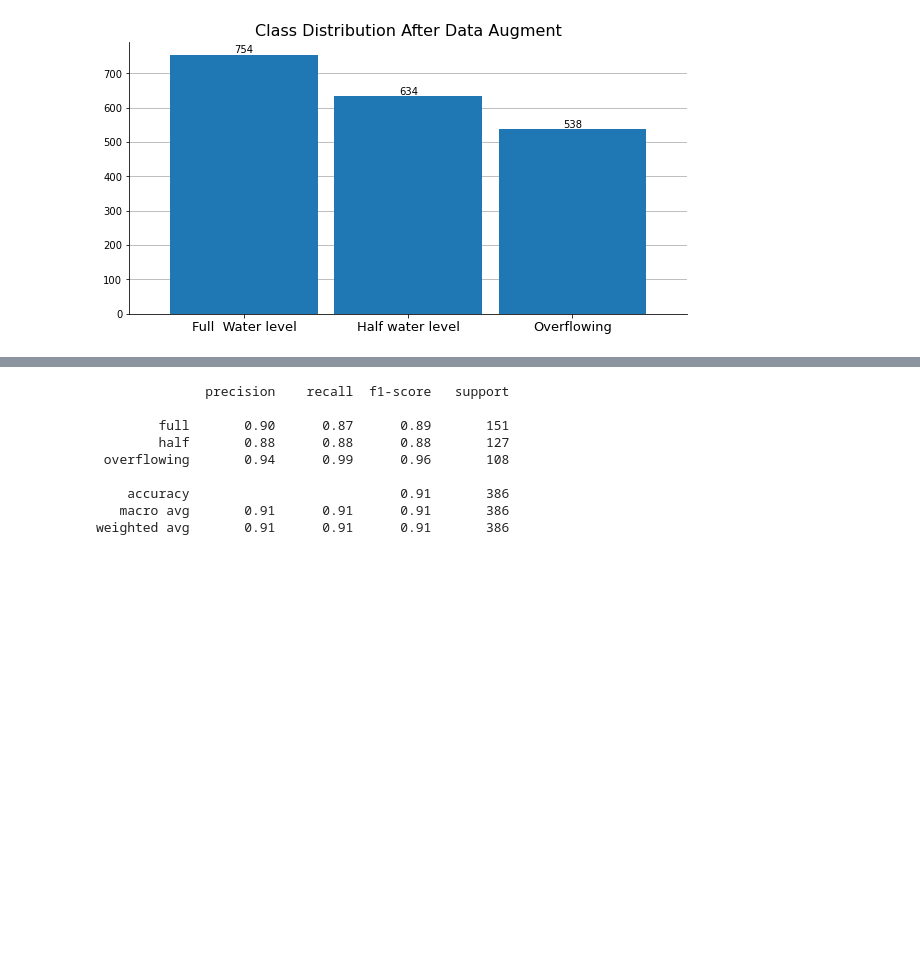
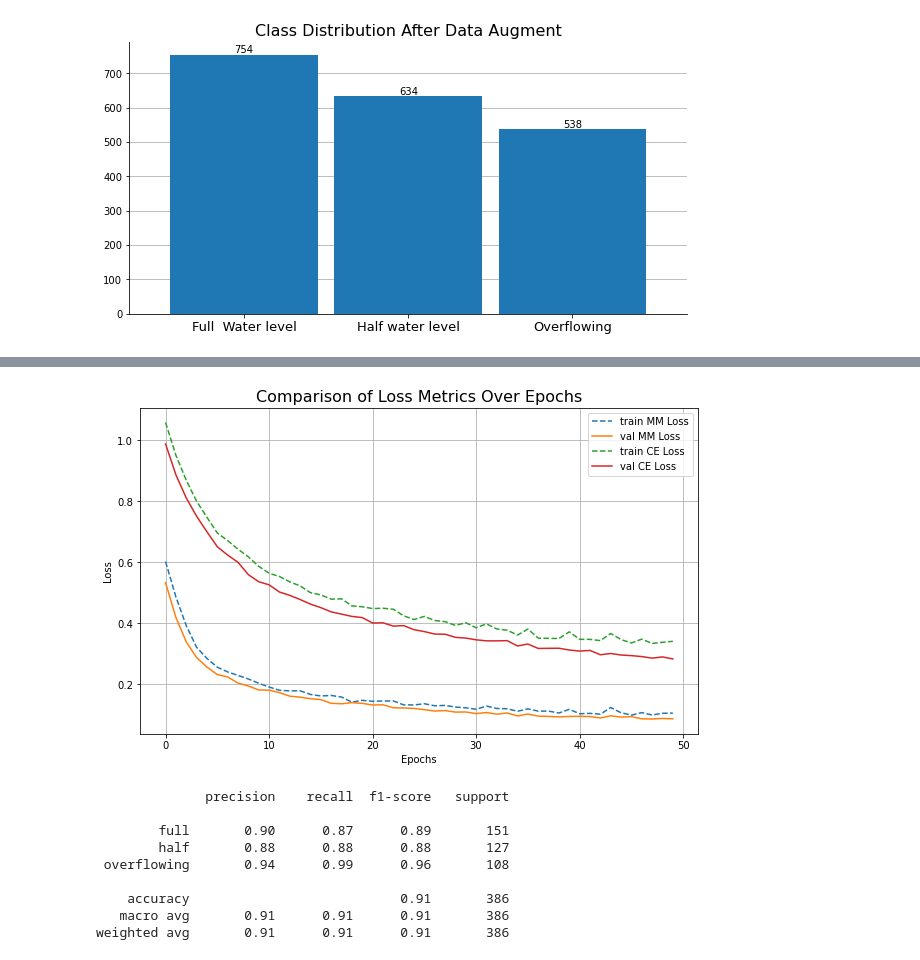
Before and after one commit to emirhansilsupur/water-bottle-image-classification, a Jupyter notebook: water_bottle_clf.ipynb, the cells around one changed output, grey strips where cells are left out. Cells and saved outputs as stored; diff of their text form; code cells hidden in the pictures; blank space fills up the shorter version.

```diff
--- a/water_bottle_clf.ipynb
+++ b/water_bottle_clf.ipynb
@@ -315,0 +268,24 @@ plot_curves(results)
+# %%
+# Set the loss function and optimizer
+multi_margin_loss = torch.nn.MultiMarginLoss()
+optimizer = torch.optim.Adam(params=model.parameters(), lr=1e-4)
+# Start the timer
+start_time = timer()
+
+# Starting training
+results_mm = engine.train(
+    model=model,
+    train_dataloader=train_dataloader,
+    val_dataloader=val_dataloader,
+    optimizer=optimizer,
+    loss_fn=multi_margin_loss,
+    epochs=50,
+    fbeta_score=fbeta_score,
+    device=device,
+    writer=create_writer(),
+)
+
+# End the timer and print out how long it took
+end_time = timer()
+print(f"[INFO] Total training time: {end_time-start_time:.3f} seconds")
+print("-" * 50 + "\n")
@@ -316,3 +370,26 @@ plot_curves(results)
+# %%
+def plot_curves(results_mm, results_ce):
+    metric_name = "loss"
+    epochs = range(len(results_mm["train_loss"]))
+
+    plt.figure(figsize=(10, 6))
+    plt.title("Comparison of Loss Metrics Over Epochs", fontsize=16)
+
+    plt.plot(epochs, results_mm[f"train_{metric_name}"], label="train MM Loss", linestyle='--')
+    plt.plot(epochs, results_mm[f"val_{metric_name}"], label="val MM Loss")
+    plt.plot(epochs, results_ce[f"train_{metric_name}"], label="train CE Loss", linestyle='--')
+    plt.plot(epochs, results_ce[f"val_{metric_name}"], label="val CE Loss")
+
+    plt.xlabel("Epochs")
+    plt.ylabel("Loss")
+    plt.legend()
+    plt.grid()
+    plt.show()
+
+# Call the modified function with the results_mm and results_ce dictionaries
+plot_curves(results_mm, results_ce)
+# %% [output]
+[figure, added]
 # %%
 from tqdm.auto import tqdm
 y_preds = []
```
Also changed, not shown: parts of 34 cells of this notebook.
